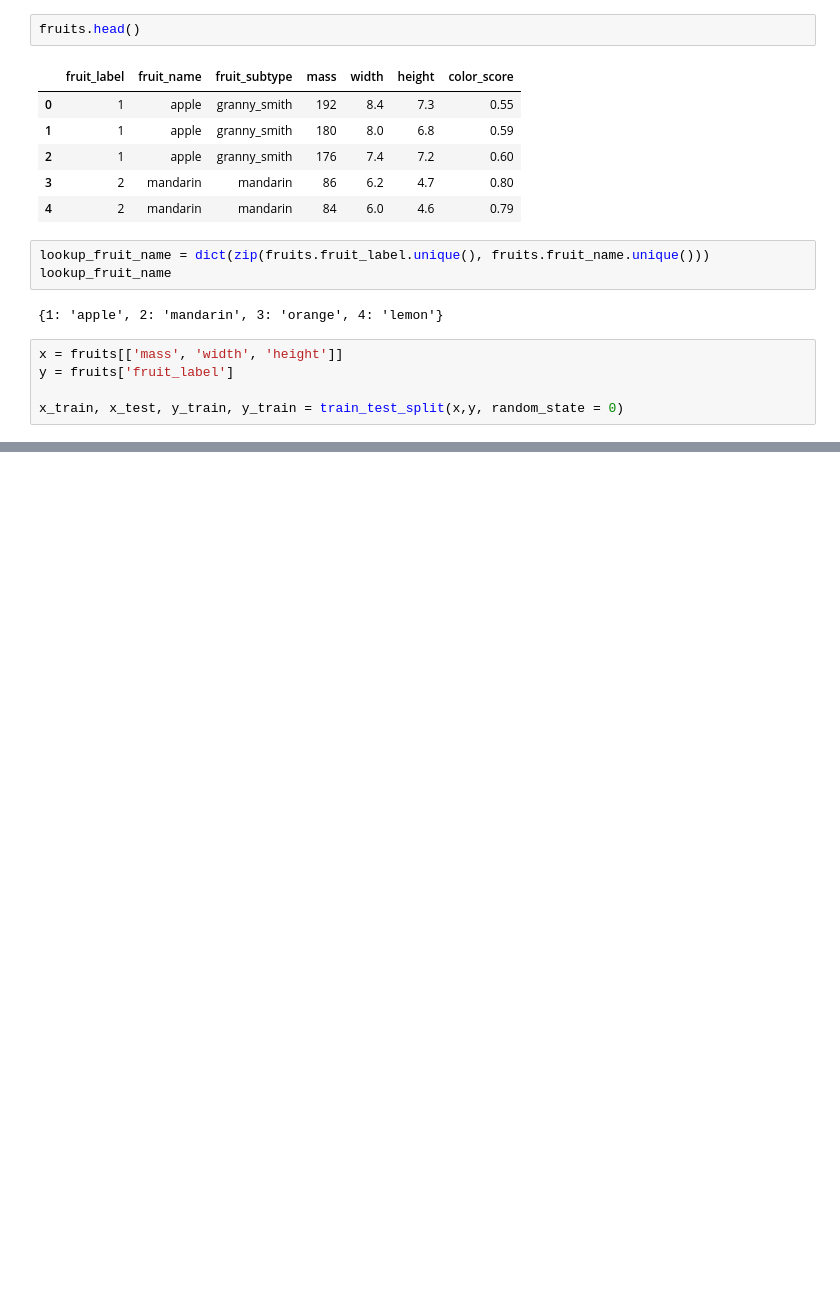
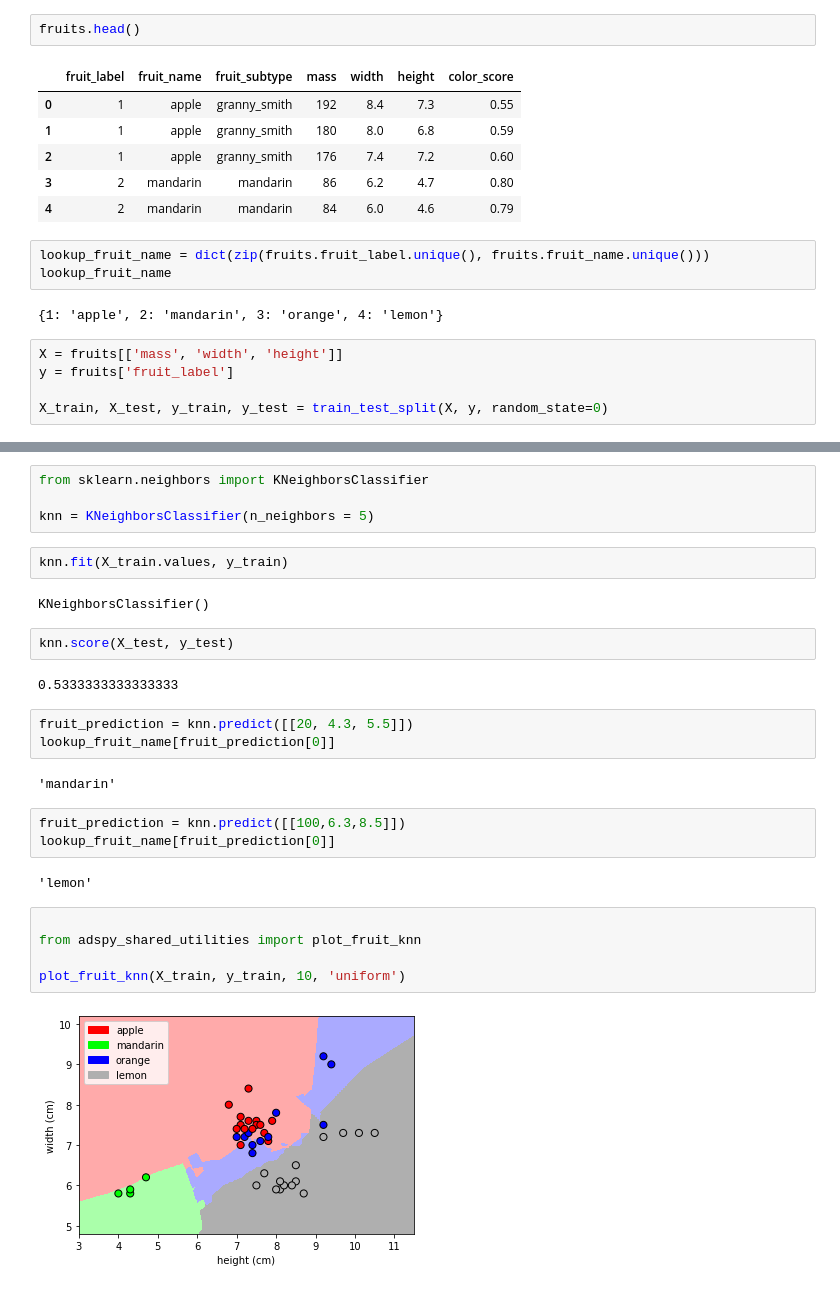
Before and after one commit to pittmans1/pyMachineL, a Jupyter notebook: Module1Studen.ipynb, the cells around one changed output, grey strips where cells are left out. Cells and saved outputs as stored; diff of their text form; blank space fills up the shorter version.

```diff
--- a/Module1Studen.ipynb
+++ b/Module1Studen.ipynb
@@ -21,7 +21,7 @@ lookup_fruit_name
 # %% [output]
 {1: 'apple', 2: 'mandarin', 3: 'orange', 4: 'lemon'}
 # %%
-x = fruits[['mass', 'width', 'height']]
+X = fruits[['mass', 'width', 'height']]
 y = fruits['fruit_label']
 
-x_train, x_test, y_train, y_train = train_test_split(x,y, random_state = 0)
+X_train, X_test, y_train, y_test = train_test_split(X, y, random_state=0)
@@ -48,0 +28,29 @@ Name: fruit_label, dtype: int64
+# %%
+from sklearn.neighbors import KNeighborsClassifier
+
+knn = KNeighborsClassifier(n_neighbors = 5)
+# %%
+knn.fit(X_train.values, y_train)
+# %% [output]
+KNeighborsClassifier()
+# %%
+knn.score(X_test, y_test)
+# %% [output]
+0.5333333333333333
+# %%
+fruit_prediction = knn.predict([[20, 4.3, 5.5]])
+lookup_fruit_name[fruit_prediction[0]]
+# %% [output]
+'mandarin'
+# %%
+fruit_prediction = knn.predict([[100,6.3,8.5]])
+lookup_fruit_name[fruit_prediction[0]]
+# %% [output]
+'lemon'
+# %%
+
+from adspy_shared_utilities import plot_fruit_knn
+
+plot_fruit_knn(X_train, y_train, 10, 'uniform')
+# %% [output]
+[figure, added]
```
Also changed, not shown: parts of 3 cells of this notebook, 3 other files.
